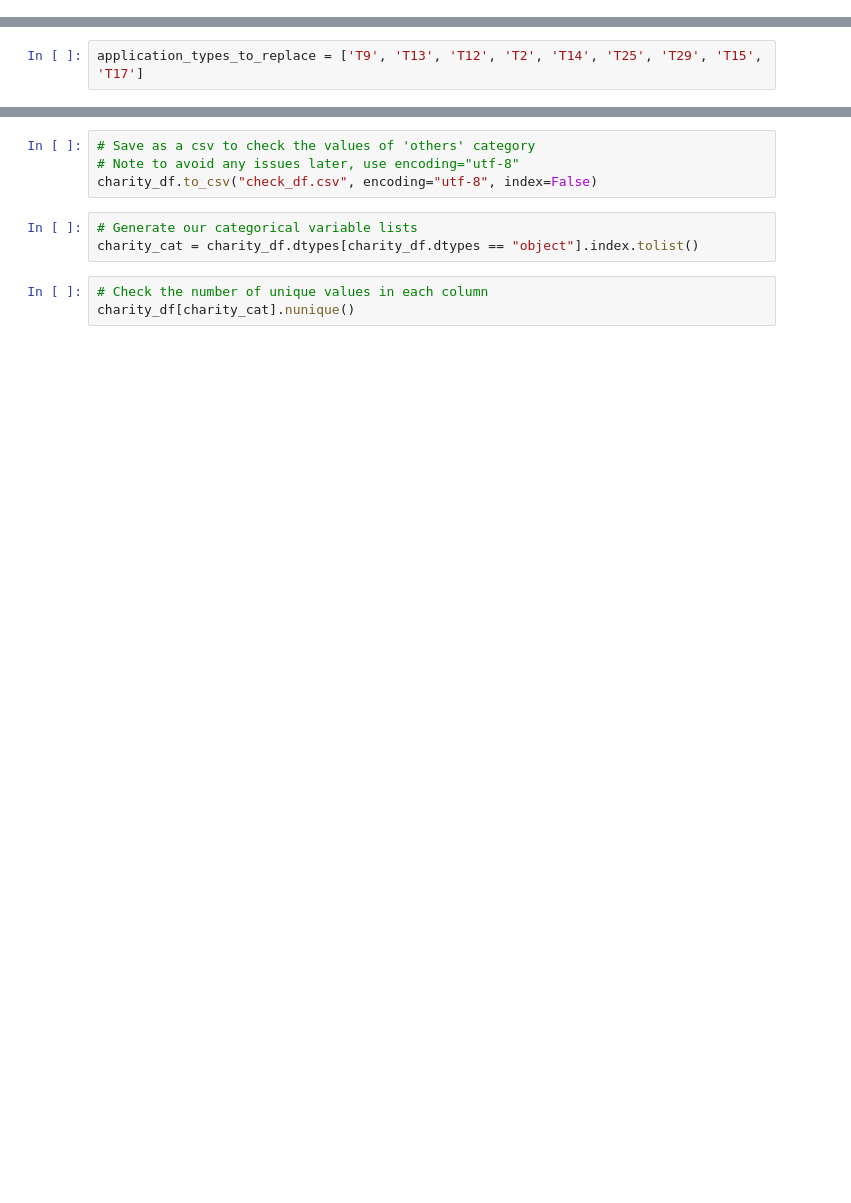
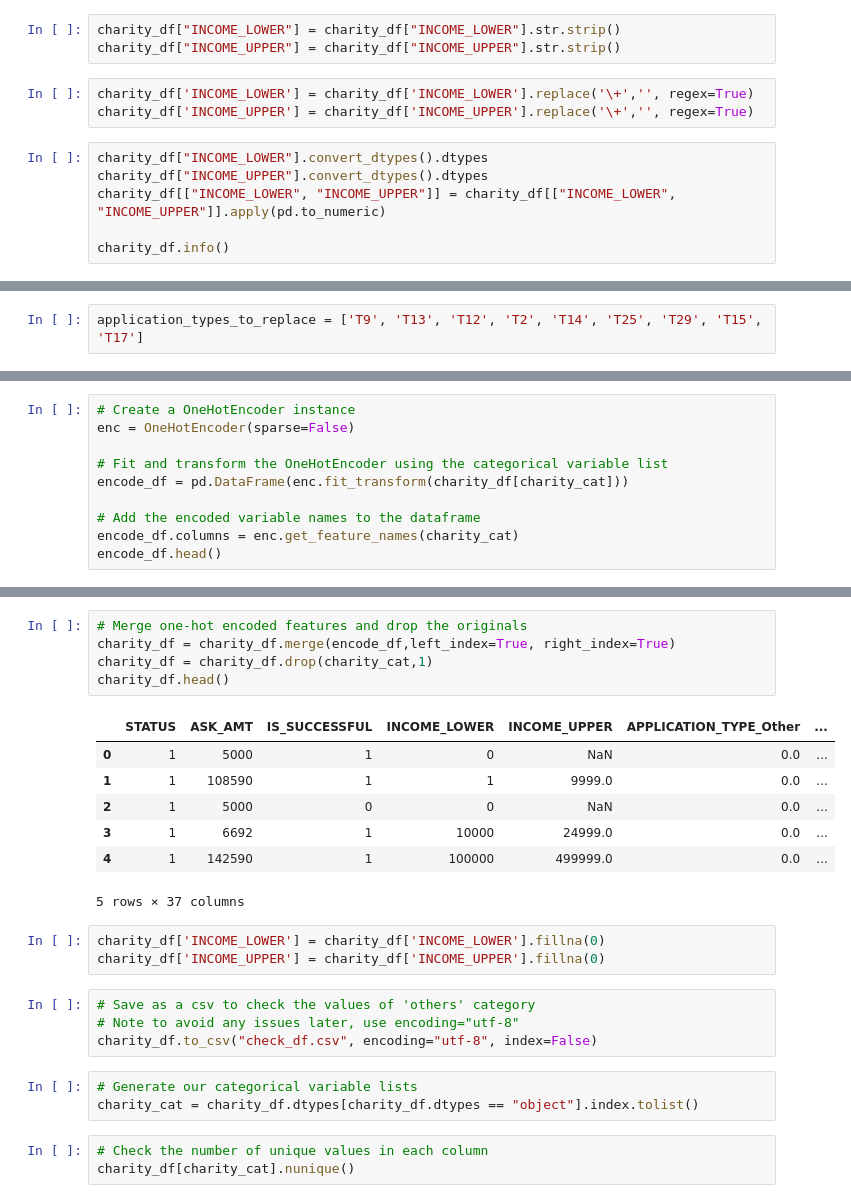
Before and after one commit to uzmabb182/Deep-Learning-Charity-Funding-Predictor, a Jupyter notebook: charity_funding_predictor.ipynb, the cells around one changed output, grey strips where cells are left out. Saved outputs shown, nothing was run; the diff lists cells and outputs as text; blank space fills up the shorter version.

```diff
--- a/charity_funding_predictor.ipynb
+++ b/charity_funding_predictor.ipynb
@@ -91,0 +319,12 @@ charity_df["INCOME_LOWER"]
+# %%
+charity_df["INCOME_LOWER"] = charity_df["INCOME_LOWER"].str.strip()
+charity_df["INCOME_UPPER"] = charity_df["INCOME_UPPER"].str.strip()
+# %%
+charity_df['INCOME_LOWER'] = charity_df['INCOME_LOWER'].replace('\+','', regex=True)
+charity_df['INCOME_UPPER'] = charity_df['INCOME_UPPER'].replace('\+','', regex=True)
+# %%
+charity_df["INCOME_LOWER"].convert_dtypes().dtypes
+charity_df["INCOME_UPPER"].convert_dtypes().dtypes
+charity_df[["INCOME_LOWER", "INCOME_UPPER"]] = charity_df[["INCOME_LOWER", "INCOME_UPPER"]].apply(pd.to_numeric)
+
+charity_df.info()
@@ -142,0 +509,10 @@ charity_df
+# %%
+# Create a OneHotEncoder instance
+enc = OneHotEncoder(sparse=False)
+
+# Fit and transform the OneHotEncoder using the categorical variable list
+encode_df = pd.DataFrame(enc.fit_transform(charity_df[charity_cat]))
+
+# Add the encoded variable names to the dataframe
+encode_df.columns = enc.get_feature_names(charity_cat)
+encode_df.head()
@@ -143,3 +527,19 @@ charity_df
+# %%
+# Merge one-hot encoded features and drop the originals
+charity_df = charity_df.merge(encode_df,left_index=True, right_index=True)
+charity_df = charity_df.drop(charity_cat,1)
+charity_df.head()
+# %% [output]
+|  | STATUS | ASK_AMT | IS_SUCCESSFUL | INCOME_LOWER | INCOME_UPPER | APPLICATION_TYPE_Other | ... |
+| 0 | 1 | 5000 | 1 | 0 | NaN | 0.0 | ... |
+| 1 | 1 | 108590 | 1 | 1 | 9999.0 | 0.0 | ... |
+| 2 | 1 | 5000 | 0 | 0 | NaN | 0.0 | ... |
+| 3 | 1 | 6692 | 1 | 10000 | 24999.0 | 0.0 | ... |
+| 4 | 1 | 142590 | 1 | 100000 | 499999.0 | 0.0 | ... |
+5 rows × 37 columns
+# %%
+charity_df['INCOME_LOWER'] = charity_df['INCOME_LOWER'].fillna(0)
+charity_df['INCOME_UPPER'] = charity_df['INCOME_UPPER'].fillna(0)
 # %%
 # Save as a csv to check the values of 'others' category
 # Note to avoid any issues later, use encoding="utf-8"
```
Also changed, not shown: parts of 44 cells of this notebook.
